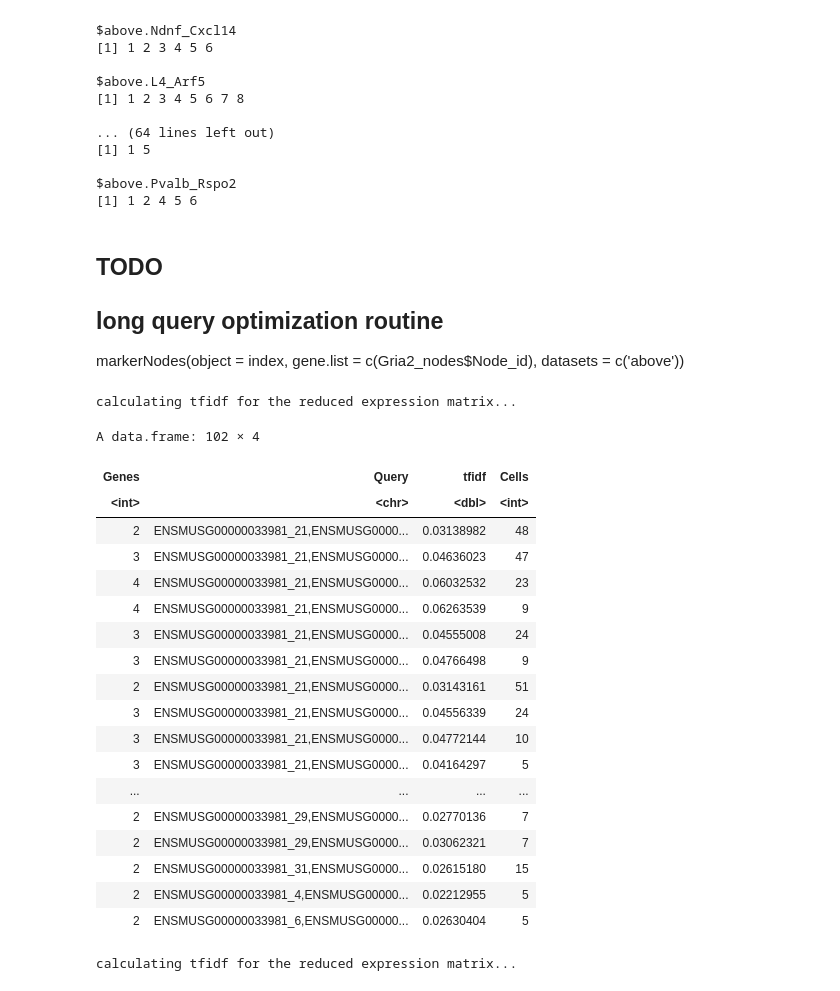
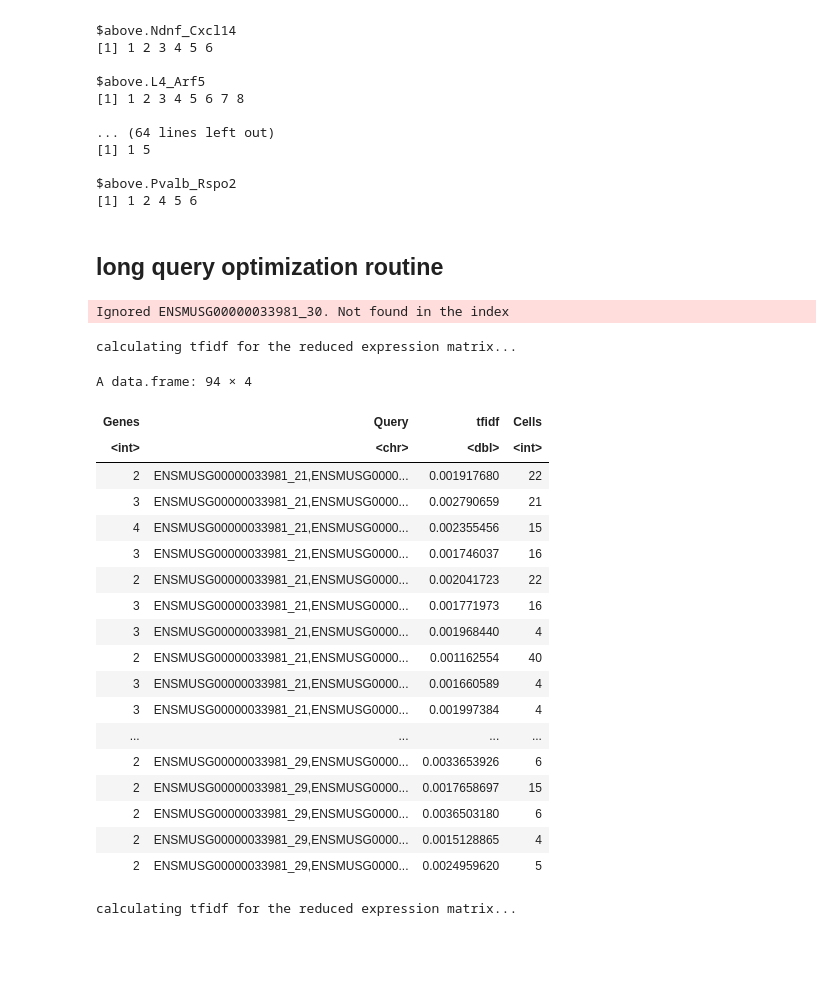
Before and after one commit to hemberg-lab/scfindME, a Jupyter notebook: vignettes/example_workflow.ipynb, the cells around one changed output. Saved outputs shown, nothing was run; the diff lists cells and outputs as text; code cells hidden in the pictures; blank space fills up the shorter version.

```diff
--- a/vignettes/example_workflow.ipynb
+++ b/vignettes/example_workflow.ipynb
@@ -207,6 +243,8 @@ class(index_custom)
 [1] "SCFind"
 attr(,"package")
 [1] "scfindME"
+# %%
+idx_above <- addIndexMeta(object = idx_above, stats = stats, node_list = node.list, diff_cut = diff.cut)
 # %% [markdown]
 ## 2. Exploratory analysis
 # %%
@@ -469,33 +507,32 @@ $above.L4_Arf5
 $above.Pvalb_Rspo2
 [1] 1 2 4 5 6
 # %% [markdown]
-## TODO
+
 ## long query optimization routine
-
-markerNodes(object = index, gene.list = c(Gria2_nodes$Node_id), datasets = c('above'))
 # %%
-    markerNodes(object = index, gene.list = c(Gria2_nodes$Node_id))
+markerNodes(object = idx_above, gene.list = c(Gria2_nodes$Node_id))
 
 ## should take dataset input
 # %% [output]
-calculating tfidf for the reduced expression matrix...
+Ignored ENSMUSG00000033981_30. Not found in the index
-A data.frame: 102 × 4
+calculating tfidf for the reduced expression matrix...
+A data.frame: 94 × 4
 | Genes | Query | tfidf | Cells |
 | <int> | <chr> | <dbl> | <int> |
-| 2 | ENSMUSG00000033981_21,ENSMUSG0000... | 0.03138982 | 48 |
-| 3 | ENSMUSG00000033981_21,ENSMUSG0000... | 0.04636023 | 47 |
-| 4 | ENSMUSG00000033981_21,ENSMUSG0000... | 0.06032532 | 23 |
-| 4 | ENSMUSG00000033981_21,ENSMUSG0000... | 0.06263539 | 9 |
-| 3 | ENSMUSG00000033981_21,ENSMUSG0000... | 0.04555008 | 24 |
-| 3 | ENSMUSG00000033981_21,ENSMUSG0000... | 0.04766498 | 9 |
-| 2 | ENSMUSG00000033981_21,ENSMUSG0000... | 0.03143161 | 51 |
-| 3 | ENSMUSG00000033981_21,ENSMUSG0000... | 0.04556339 | 24 |
-| 3 | ENSMUSG00000033981_21,ENSMUSG0000... | 0.04772144 | 10 |
-| 3 | ENSMUSG00000033981_21,ENSMUSG0000... | 0.04164297 | 5 |
+| 2 | ENSMUSG00000033981_21,ENSMUSG0000... | 0.001917680 | 22 |
+| 3 | ENSMUSG00000033981_21,ENSMUSG0000... | 0.002790659 | 21 |
+| 4 | ENSMUSG00000033981_21,ENSMUSG0000... | 0.002355456 | 15 |
+| 3 | ENSMUSG00000033981_21,ENSMUSG0000... | 0.001746037 | 16 |
+| 2 | ENSMUSG00000033981_21,ENSMUSG0000... | 0.002041723 | 22 |
+| 3 | ENSMUSG00000033981_21,ENSMUSG0000... | 0.001771973 | 16 |
+| 3 | ENSMUSG00000033981_21,ENSMUSG0000... | 0.001968440 | 4 |
+| 2 | ENSMUSG00000033981_21,ENSMUSG0000... | 0.001162554 | 40 |
+| 3 | ENSMUSG00000033981_21,ENSMUSG0000... | 0.001660589 | 4 |
+| 3 | ENSMUSG00000033981_21,ENSMUSG0000... | 0.001997384 | 4 |
 | ... | ... | ... | ... |
-| 2 | ENSMUSG00000033981_29,ENSMUSG0000... | 0.02770136 | 7 |
-| 2 | ENSMUSG00000033981_29,ENSMUSG0000... | 0.03062321 | 7 |
-| 2 | ENSMUSG00000033981_31,ENSMUSG0000... | 0.02615180 | 15 |
-| 2 | ENSMUSG00000033981_4,ENSMUSG00000... | 0.02212955 | 5 |
-| 2 | ENSMUSG00000033981_6,ENSMUSG00000... | 0.02630404 | 5 |
+| 2 | ENSMUSG00000033981_29,ENSMUSG0000... | 0.0033653926 | 6 |
+| 2 | ENSMUSG00000033981_29,ENSMUSG0000... | 0.0017658697 | 15 |
+| 2 | ENSMUSG00000033981_29,ENSMUSG0000... | 0.0036503180 | 6 |
+| 2 | ENSMUSG00000033981_29,ENSMUSG0000... | 0.0015128865 | 4 |
+| 2 | ENSMUSG00000033981_29,ENSMUSG0000... | 0.0024959620 | 5 |
 # %%
```
Also changed, not shown: parts of 5 cells of this notebook.
